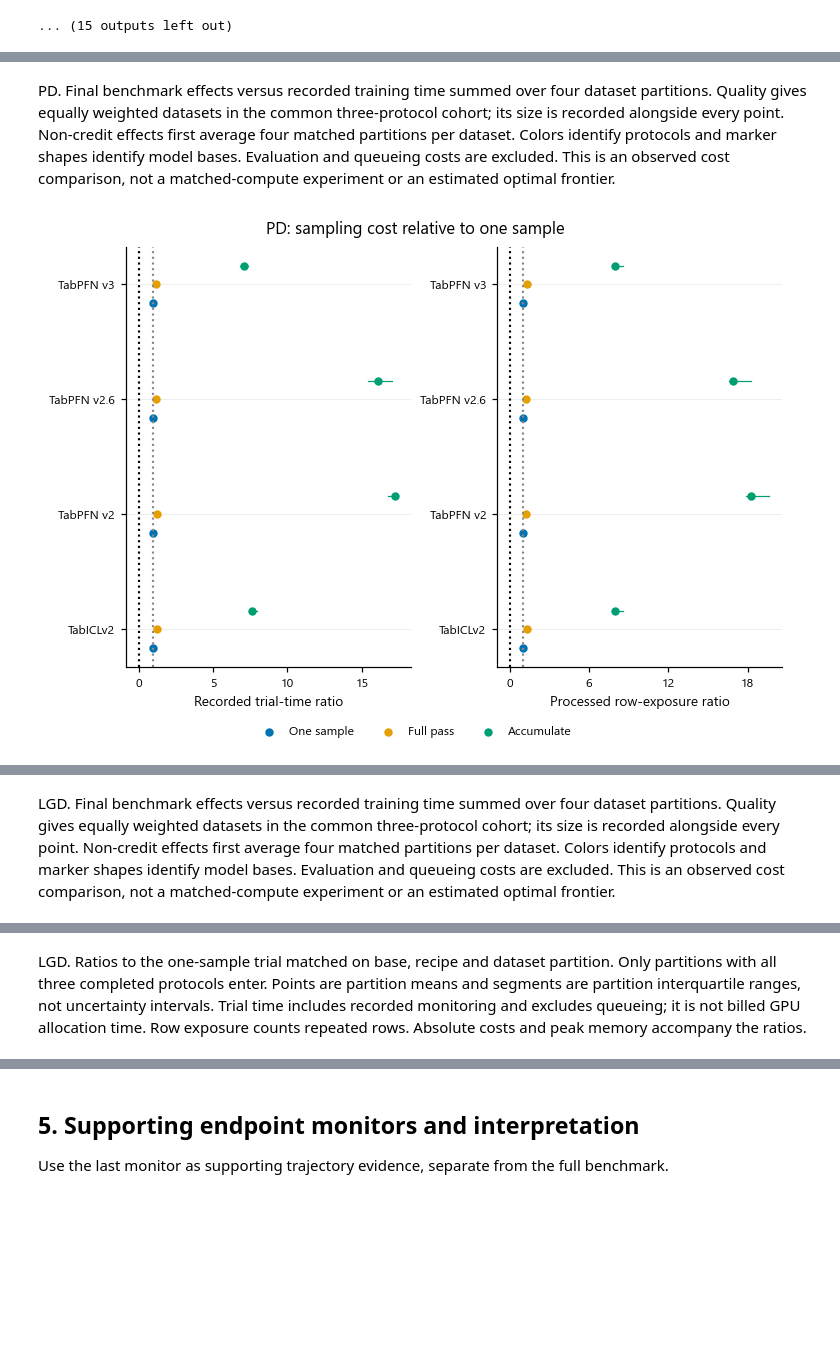
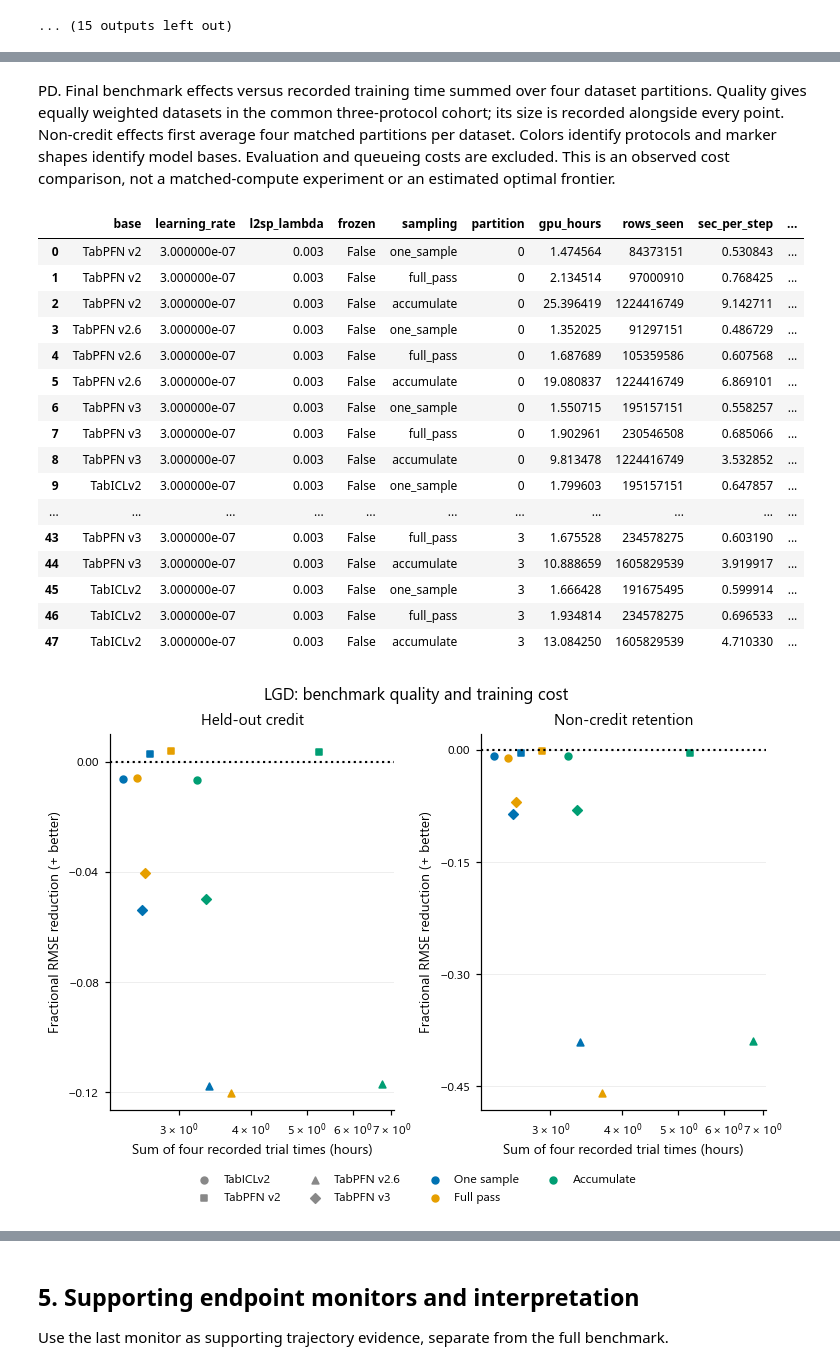
Before and after one commit to andreasgoethals/CreditPFN, a Jupyter notebook: notebooks/experiment3/02_results.ipynb, the cells around one changed output, grey strips where cells are left out. Cells and saved outputs as stored; diff of their text form; code cells hidden in the pictures; blank space fills up the shorter version.

```diff
--- a/notebooks/experiment3/02_results.ipynb
+++ b/notebooks/experiment3/02_results.ipynb
@@ -192,9 +192,26 @@ Assess whether additional exposure and computation accompany meaningful quality
 # %%
 for run in runs:
     cp.show(sink, cmp.plot_sampling_quality_cost(run), track=run.track)
-    cp.show(sink, cmp.plot_sampling_costs(run), track=run.track)
+    report.table(run.track.upper()+' matched partition time and exposure ratios', cmp.sampling_costs(run))
 report.add('4. Benchmark quality versus training cost', 'Quality uses the common dataset cohort; cost matches the same base/protocol and requires all four completed training partitions. Recorded time excludes evaluation and queueing. Equal updates are not equal compute.')
 # %% [output]
 [figure]
 PD. Final benchmark effects versus recorded training time summed over four dataset partitions. Quality gives equally weighted datasets in the common three-protocol cohort; its size is recorded alongside every point. Non-credit effects first average four matched partitions per dataset. Colors identify protocols and marker shapes identify model bases. Evaluation and queueing costs are excluded. This is an observed cost comparison, not a matched-compute experiment or an estimated optimal frontier.
+|  | base | learning_rate | l2sp_lambda | frozen | sampling | partition | gpu_hours | rows_seen | sec_per_step | ... |
+| 0 | TabPFN v2 | 3.000000e-07 | 0.003 | False | one_sample | 0 | 1.474564 | 84373151 | 0.530843 | ... |
+| 1 | TabPFN v2 | 3.000000e-07 | 0.003 | False | full_pass | 0 | 2.134514 | 97000910 | 0.768425 | ... |
+| 2 | TabPFN v2 | 3.000000e-07 | 0.003 | False | accumulate | 0 | 25.396419 | 1224416749 | 9.142711 | ... |
+| 3 | TabPFN v2.6 | 3.000000e-07 | 0.003 | False | one_sample | 0 | 1.352025 | 91297151 | 0.486729 | ... |
+| 4 | TabPFN v2.6 | 3.000000e-07 | 0.003 | False | full_pass | 0 | 1.687689 | 105359586 | 0.607568 | ... |
+| 5 | TabPFN v2.6 | 3.000000e-07 | 0.003 | False | accumulate | 0 | 19.080837 | 1224416749 | 6.869101 | ... |
+| 6 | TabPFN v3 | 3.000000e-07 | 0.003 | False | one_sample | 0 | 1.550715 | 195157151 | 0.558257 | ... |
+| 7 | TabPFN v3 | 3.000000e-07 | 0.003 | False | full_pass | 0 | 1.902961 | 230546508 | 0.685066 | ... |
+| 8 | TabPFN v3 | 3.000000e-07 | 0.003 | False | accumulate | 0 | 9.813478 | 1224416749 | 3.532852 | ... |
+| 9 | TabICLv2 | 3.000000e-07 | 0.003 | False | one_sample | 0 | 1.799603 | 195157151 | 0.647857 | ... |
+| ... | ... | ... | ... | ... | ... | ... | ... | ... | ... | ... |
+| 43 | TabPFN v3 | 3.000000e-07 | 0.003 | False | full_pass | 3 | 1.675528 | 234578275 | 0.603190 | ... |
+| 44 | TabPFN v3 | 3.000000e-07 | 0.003 | False | accumulate | 3 | 10.888659 | 1605829539 | 3.919917 | ... |
+| 45 | TabICLv2 | 3.000000e-07 | 0.003 | False | one_sample | 3 | 1.666428 | 191675495 | 0.599914 | ... |
+| 46 | TabICLv2 | 3.000000e-07 | 0.003 | False | full_pass | 3 | 1.934814 | 234578275 | 0.696533 | ... |
+| 47 | TabICLv2 | 3.000000e-07 | 0.003 | False | accumulate | 3 | 13.084250 | 1605829539 | 4.710330 | ... |
-[figure, old version]
+[figure, new version]
@@ -203 +218,0 @@ PD. Ratios to the one-sample trial matched on base, recipe and dataset partition
-LGD. Final benchmark effects versus recorded training time summed over four dataset partitions. Quality gives equally weighted datasets in the common three-protocol cohort; its size is recorded alongside every point. Non-credit effects first average four matched partitions per dataset. Colors identify protocols and marker shapes identify model bases. Evaluation and queueing costs are excluded. This is an observed cost comparison, not a matched-compute experiment or an estimated optimal frontier.
@@ -205 +218,0 @@ LGD. Final benchmark effects versus recorded training time summed over four data
-LGD. Ratios to the one-sample trial matched on base, recipe and dataset partition. Only partitions with all three completed protocols enter. Points are partition means and segments are partition interquartile ranges, not uncertainty intervals. Trial time includes recorded monitoring and excludes queueing; it is not billed GPU allocation time. Row exposure counts repeated rows. Absolute costs and peak memory accompany the ratios.
```
Also changed, not shown: parts of 2 cells of this notebook, 39 other files.
